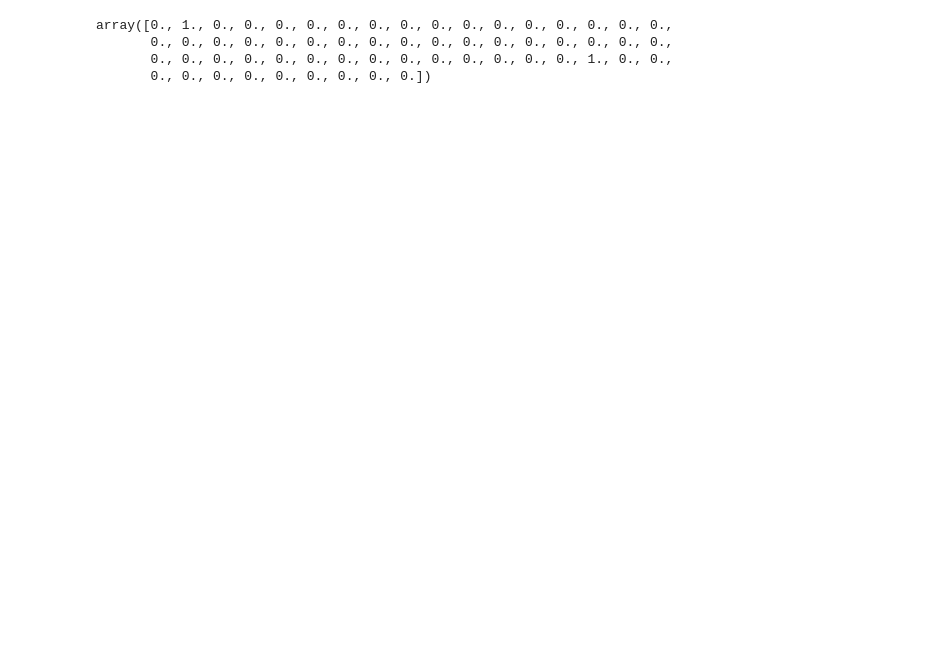
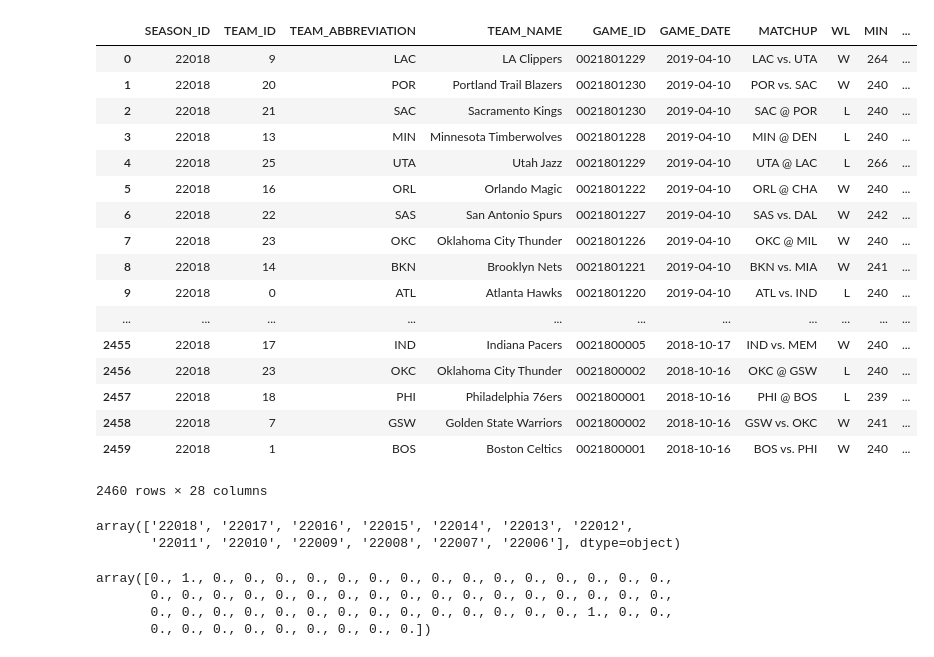
Before and after one commit to akhilgupta1093/nbaml, a Jupyter notebook: NBAML.ipynb, the cells around one changed output. Saved outputs shown, nothing was run; the diff lists cells and outputs as text; code cells hidden in the pictures; blank space fills up the shorter version.

```diff
--- a/NBAML.ipynb
+++ b/NBAML.ipynb
@@ -8,18 +8,44 @@ from nba_api.stats.endpoints import leaguegamefinder
 from nba_api.stats.static import teams
 from nba_api.stats.endpoints import teamdashboardbylastngames as teamdashbyn
 # %%
-gamefinder = leaguegamefinder.LeagueGameFinder(league_id_nullable='00', season_nullable='2018-19', season_type_nullable='Regular Season')
+gamefinder = leaguegamefinder.LeagueGameFinder(league_id_nullable='00', season_type_nullable='Regular Season')
 # %%
 def makeOneHot(id):
     onehot = np.zeros(30)
     onehot[id] = 1
     return onehot
 # %%
-df = gamefinder.get_data_frames()[0]
+dflg = gamefinder.get_data_frames()
+df = dflg[0]
+df = df[df['SEASON_ID'] == '22018']
+
 base_team_id = df['TEAM_ID'].unique().min()
-df['TEAM_ID'] = df['TEAM_ID'] - base_team_id
+df.loc[:,'TEAM_ID'] = df.loc[:,'TEAM_ID'] - base_team_id
 ab_to_id = df.loc[:,['TEAM_ID', 'TEAM_ABBREVIATION']].set_index('TEAM_ABBREVIATION').to_dict()
-ab_to_id = ab_to_id['TEAM_ID']
+# %% [output]
+|  | SEASON_ID | TEAM_ID | TEAM_ABBREVIATION | TEAM_NAME | GAME_ID | GAME_DATE | MATCHUP | WL | MIN | ... |
+| 0 | 22018 | 9 | LAC | LA Clippers | 0021801229 | 2019-04-10 | LAC vs. UTA | W | 264 | ... |
+| 1 | 22018 | 20 | POR | Portland Trail Blazers | 0021801230 | 2019-04-10 | POR vs. SAC | W | 240 | ... |
+| 2 | 22018 | 21 | SAC | Sacramento Kings | 0021801230 | 2019-04-10 | SAC @ POR | L | 240 | ... |
+| 3 | 22018 | 13 | MIN | Minnesota Timberwolves | 0021801228 | 2019-04-10 | MIN @ DEN | L | 240 | ... |
+| 4 | 22018 | 25 | UTA | Utah Jazz | 0021801229 | 2019-04-10 | UTA @ LAC | L | 266 | ... |
+| 5 | 22018 | 16 | ORL | Orlando Magic | 0021801222 | 2019-04-10 | ORL @ CHA | W | 240 | ... |
+| 6 | 22018 | 22 | SAS | San Antonio Spurs | 0021801227 | 2019-04-10 | SAS vs. DAL | W | 242 | ... |
+| 7 | 22018 | 23 | OKC | Oklahoma City Thunder | 0021801226 | 2019-04-10 | OKC @ MIL | W | 240 | ... |
+| 8 | 22018 | 14 | BKN | Brooklyn Nets | 0021801221 | 2019-04-10 | BKN vs. MIA | W | 241 | ... |
+| 9 | 22018 | 0 | ATL | Atlanta Hawks | 0021801220 | 2019-04-10 | ATL vs. IND | L | 240 | ... |
+| ... | ... | ... | ... | ... | ... | ... | ... | ... | ... | ... |
+| 2455 | 22018 | 17 | IND | Indiana Pacers | 0021800005 | 2018-10-17 | IND vs. MEM | W | 240 | ... |
+| 2456 | 22018 | 23 | OKC | Oklahoma City Thunder | 0021800002 | 2018-10-16 | OKC @ GSW | L | 240 | ... |
+| 2457 | 22018 | 18 | PHI | Philadelphia 76ers | 0021800001 | 2018-10-16 | PHI @ BOS | L | 239 | ... |
+| 2458 | 22018 | 7 | GSW | Golden State Warriors | 0021800002 | 2018-10-16 | GSW vs. OKC | W | 241 | ... |
+| 2459 | 22018 | 1 | BOS | Boston Celtics | 0021800001 | 2018-10-16 | BOS vs. PHI | W | 240 | ... |
+2460 rows × 28 columns
+# %%
+dflg[0]['SEASON_ID'].unique()
+# %% [output]
+array(['22018', '22017', '22016', '22015', '22014', '22013', '22012',
+       '22011', '22010', '22009', '22008', '22007', '22006'], dtype=object)
 # %%
 def matchupToRow(matchup):
     if 'vs.' in matchup:
```
Also changed, not shown: parts of 7 cells of this notebook.
